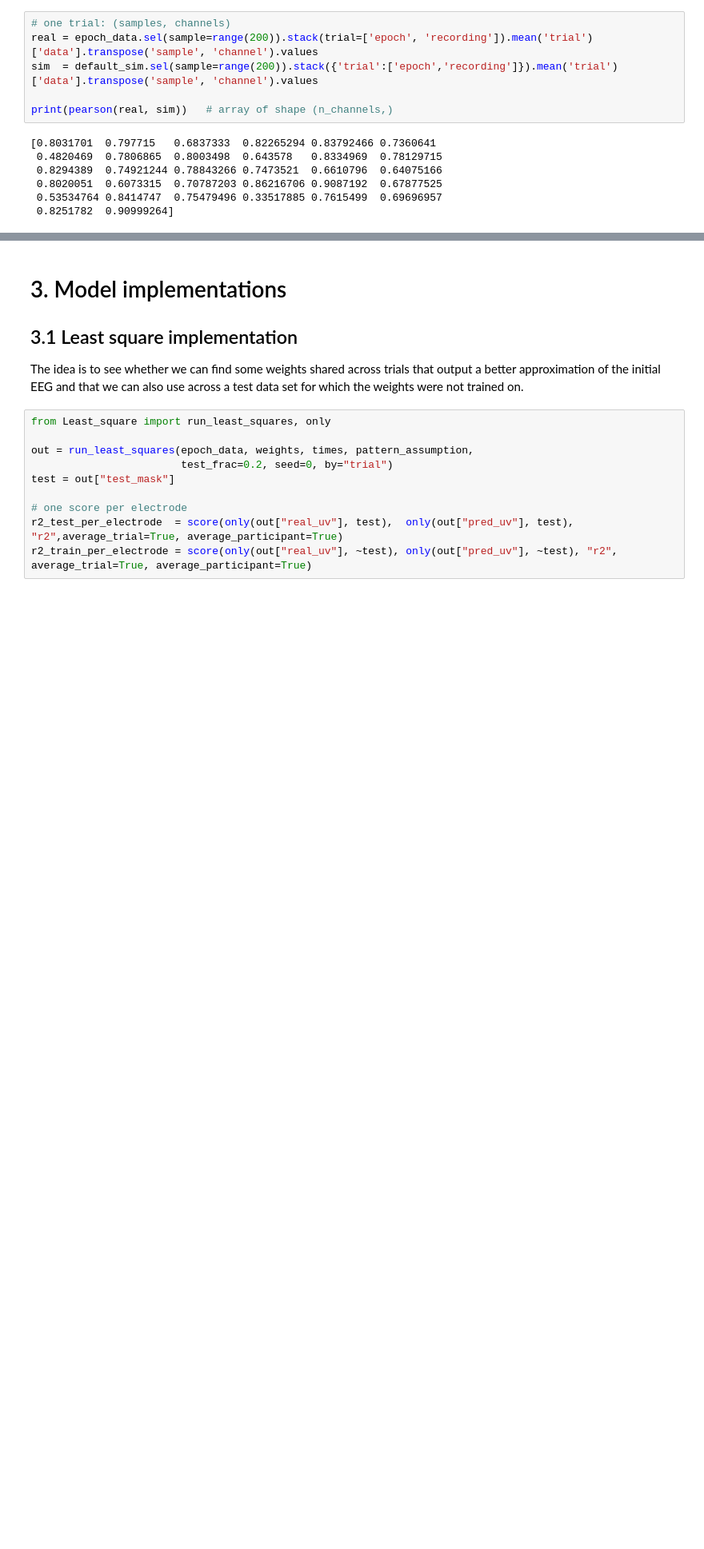
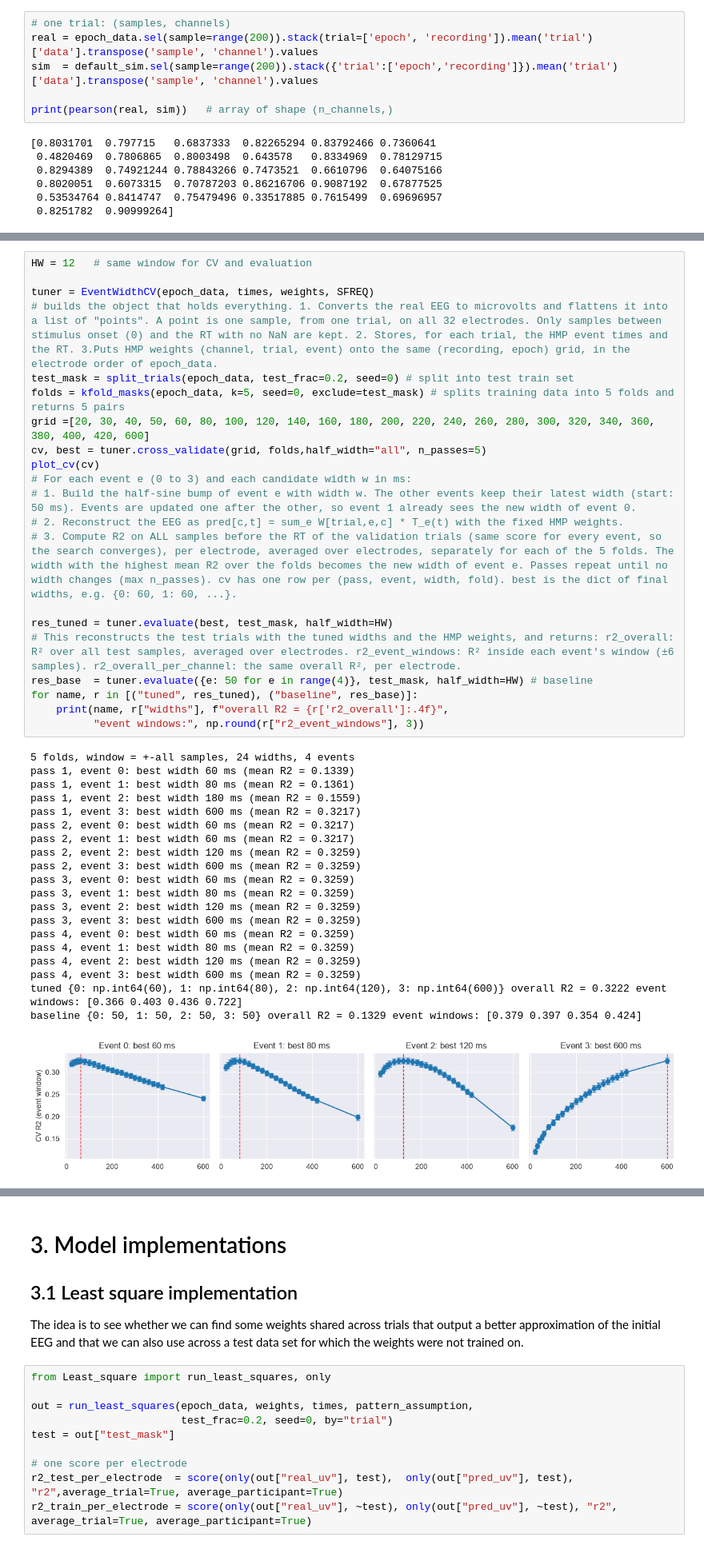
Before and after one commit to cleliamr/EEG_prediction, a Jupyter notebook: main.ipynb, the cells around one changed output, grey strips where cells are left out. Shown at 80% size. Drawn from its saved outputs; the diff is of its cells as text; blank space fills up the shorter version.

Commit message:
implemented cross validation to find best event width

```diff
--- a/main.ipynb
+++ b/main.ipynb
@@ -308,2 +309,44 @@ The procedure:
 3. Average the held-out scores across folds and take the best candidate.
 4. Report the chosen recipe once, on the final test set, so the result isn't optimistic from the selection.
+# %%
+HW = 12   # same window for CV and evaluation
+
+tuner = EventWidthCV(epoch_data, times, weights, SFREQ)
+# builds the object that holds everything. 1. Converts the real EEG to microvolts and flattens it into a list of "points". A point is one sample, from one trial, on all 32 electrodes. Only samples between stimulus onset (0) and the RT with no NaN are kept. 2. Stores, for each trial, the HMP event times and the RT. 3.Puts HMP weights (channel, trial, event) onto the same (recording, epoch) grid, in the electrode order of epoch_data.
+test_mask = split_trials(epoch_data, test_frac=0.2, seed=0) # split into test train set
+folds = kfold_masks(epoch_data, k=5, seed=0, exclude=test_mask) # splits training data into 5 folds and returns 5 pairs
+grid =[20, 30, 40, 50, 60, 80, 100, 120, 140, 160, 180, 200, 220, 240, 260, 280, 300, 320, 340, 360, 380, 400, 420, 600]
+cv, best = tuner.cross_validate(grid, folds,half_width="all", n_passes=5)
+plot_cv(cv)
+# For each event e (0 to 3) and each candidate width w in ms:
+# 1. Build the half-sine bump of event e with width w. The other events keep their latest width (start: 50 ms). Events are updated one after the other, so event 1 already sees the new width of event 0.
+# 2. Reconstruct the EEG as pred[c,t] = sum_e W[trial,e,c] * T_e(t) with the fixed HMP weights.
+# 3. Compute R2 on ALL samples before the RT of the validation trials (same score for every event, so the search converges), per electrode, averaged over electrodes, separately for each of the 5 folds. The width with the highest mean R2 over the folds becomes the new width of event e. Passes repeat until no width changes (max n_passes). cv has one row per (pass, event, width, fold). best is the dict of final widths, e.g. {0: 60, 1: 60, ...}.
+
+res_tuned = tuner.evaluate(best, test_mask, half_width=HW)
+# This reconstructs the test trials with the tuned widths and the HMP weights, and returns: r2_overall: R² over all test samples, averaged over electrodes. r2_event_windows: R² inside each event's window (±6 samples). r2_overall_per_channel: the same overall R², per electrode.
+res_base  = tuner.evaluate({e: 50 for e in range(4)}, test_mask, half_width=HW) # baseline
+for name, r in [("tuned", res_tuned), ("baseline", res_base)]:
+    print(name, r["widths"], f"overall R2 = {r['r2_overall']:.4f}",
+          "event windows:", np.round(r["r2_event_windows"], 3))
+# %% [output]
+5 folds, window = +-all samples, 24 widths, 4 events
+pass 1, event 0: best width 60 ms (mean R2 = 0.1339)
+pass 1, event 1: best width 80 ms (mean R2 = 0.1361)
+pass 1, event 2: best width 180 ms (mean R2 = 0.1559)
+pass 1, event 3: best width 600 ms (mean R2 = 0.3217)
+pass 2, event 0: best width 60 ms (mean R2 = 0.3217)
+pass 2, event 1: best width 60 ms (mean R2 = 0.3217)
+pass 2, event 2: best width 120 ms (mean R2 = 0.3259)
+pass 2, event 3: best width 600 ms (mean R2 = 0.3259)
+pass 3, event 0: best width 60 ms (mean R2 = 0.3259)
+pass 3, event 1: best width 80 ms (mean R2 = 0.3259)
+pass 3, event 2: best width 120 ms (mean R2 = 0.3259)
+pass 3, event 3: best width 600 ms (mean R2 = 0.3259)
+pass 4, event 0: best width 60 ms (mean R2 = 0.3259)
+pass 4, event 1: best width 80 ms (mean R2 = 0.3259)
+pass 4, event 2: best width 120 ms (mean R2 = 0.3259)
+pass 4, event 3: best width 600 ms (mean R2 = 0.3259)
+tuned {0: np.int64(60), 1: np.int64(80), 2: np.int64(120), 3: np.int64(600)} overall R2 = 0.3222 event windows: [0.366 0.403 0.436 0.722]
+baseline {0: 50, 1: 50, 2: 50, 3: 50} overall R2 = 0.1329 event windows: [0.379 0.397 0.354 0.424]
+[figure, added]
```
Also changed, not shown: parts of 4 cells of this notebook, 1 other file.
